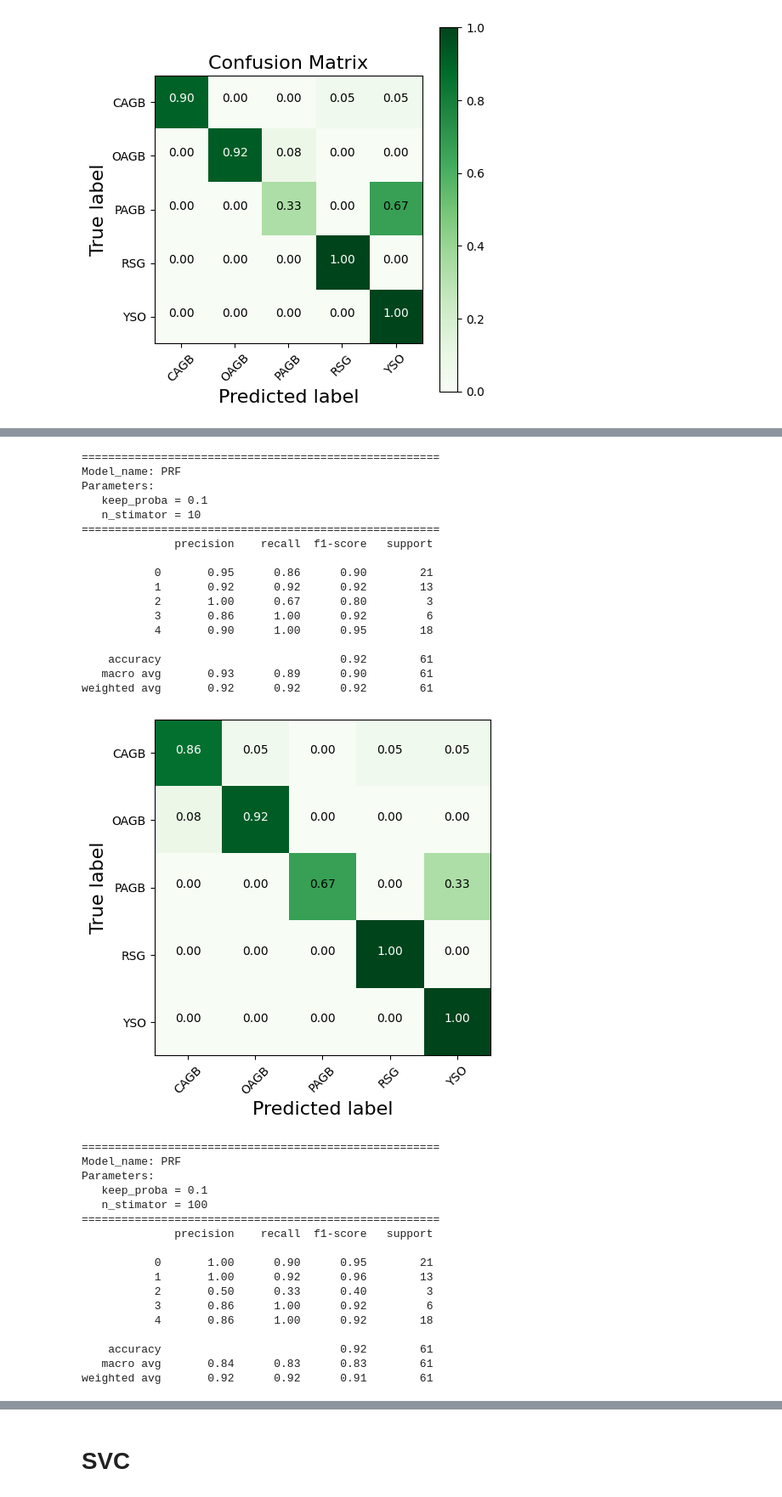
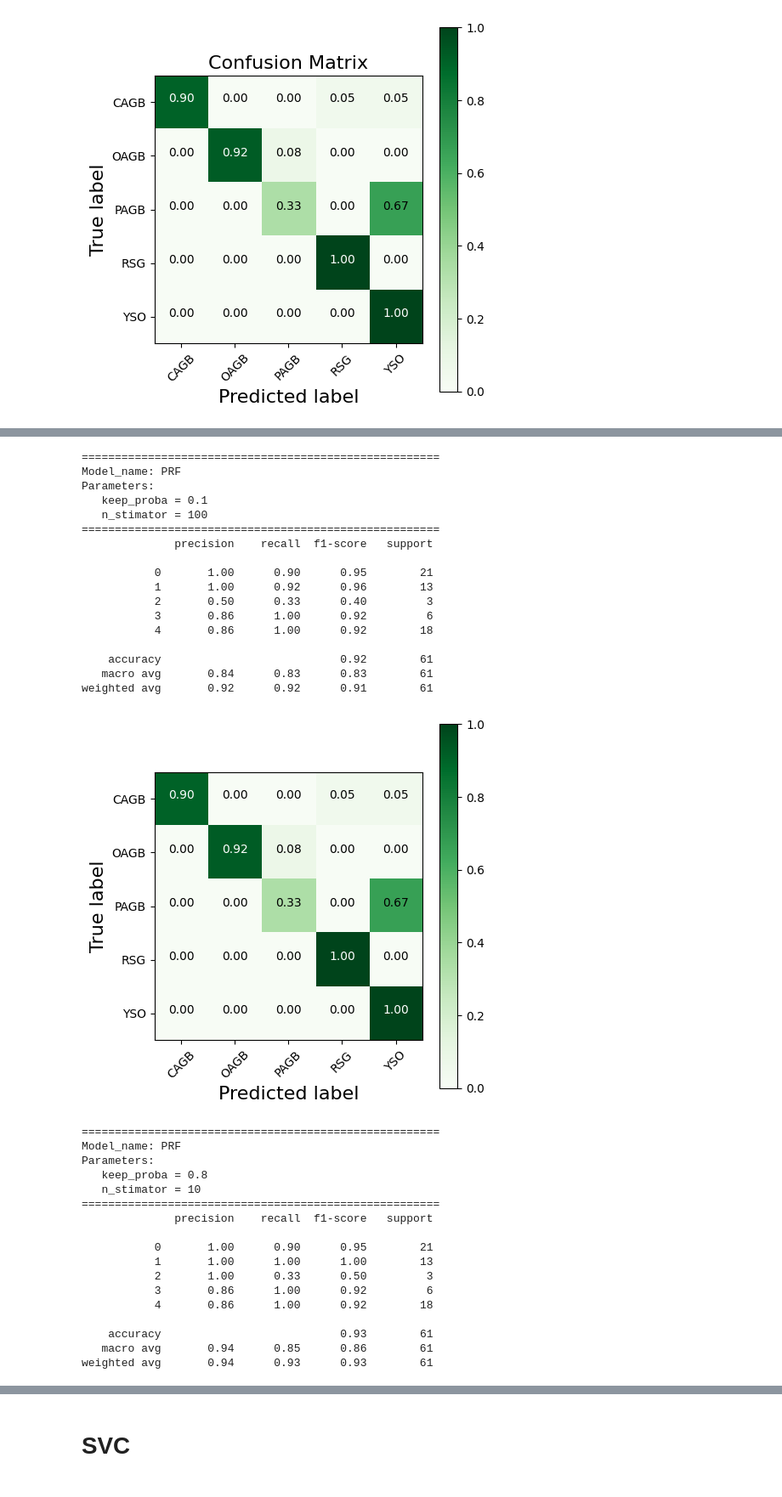
Before and after one commit to Mahdi-Abdollahii/Dusty-Stellar-Sources-Classification, a Jupyter notebook: Model_Evaluation_Simple.ipynb, the cells around one changed output, grey strips where cells are left out. Shown at 85% size. Cells and saved outputs as stored; diff of their text form; code cells hidden in the pictures.

```diff
--- a/Model_Evaluation_Simple.ipynb
+++ b/Model_Evaluation_Simple.ipynb
@@ -437,7 +458,7 @@ filename = model_name + '.sav'
 pickle.dump(prf_cls, open(filename, 'wb'))
 # %%
 Address_directory = ''
-Models = ['PRF-001-10-90-0', 'PRF-001-10-93-1', 'PRF-01-10-92-0', 'PRF-01-100-92-0',
+Models = ['PRF-001-10-92-0', 'PRF-01-10-92-0', 'PRF-01-100-92-0',"PRF-08-10-93-1",
           'PRF-03-10-92-0', 'PRF-05-10-93-0', 'PRF-08-10-92-0']
 # %%
 for i in Models:
@@ -462,7 +483,7 @@ for i in Models:
                       title  = None,
                       file_name = model_name +'_CM.jpg',
                       size = (5,5),
-                      color_bar=False)
+                      color_bar=True)
 # %% [output]
 ======================================================
 Model_name: PRF
@@ -503,35 +524,35 @@ weighted avg       0.94      0.93      0.93        61
 ======================================================
 Model_name: PRF
 Parameters:
    keep_proba = 0.1
-   n_stimator = 10
+   n_stimator = 100
 ======================================================
               precision    recall  f1-score   support
 
-           0       0.95      0.86      0.90        21
-           1       0.92      0.92      0.92        13
-           2       1.00      0.67      0.80         3
+           0       1.00      0.90      0.95        21
+           1       1.00      0.92      0.96        13
+           2       0.50      0.33      0.40         3
            3       0.86      1.00      0.92         6
-           4       0.90      1.00      0.95        18
+           4       0.86      1.00      0.92        18
 
     accuracy                           0.92        61
-   macro avg       0.93      0.89      0.90        61
-weighted avg       0.92      0.92      0.92        61
+   macro avg       0.84      0.83      0.83        61
+weighted avg       0.92      0.92      0.91        61
-[figure, old version]
+[figure, new version]
 ======================================================
 Model_name: PRF
 Parameters:
-   keep_proba = 0.1
-   n_stimator = 100
+   keep_proba = 0.8
+   n_stimator = 10
 ======================================================
               precision    recall  f1-score   support
 
            0       1.00      0.90      0.95        21
-           1       1.00      0.92      0.96        13
-           2       0.50      0.33      0.40         3
+           1       1.00      1.00      1.00        13
+           2       1.00      0.33      0.50         3
            3       0.86      1.00      0.92         6
            4       0.86      1.00      0.92        18
 
-    accuracy                           0.92        61
-   macro avg       0.84      0.83      0.83        61
-weighted avg       0.92      0.92      0.91        61
+    accuracy                           0.93        61
+   macro avg       0.94      0.85      0.86        61
+weighted avg       0.94      0.93      0.93        61
```
Also changed, not shown: parts of 38 cells of this notebook.
